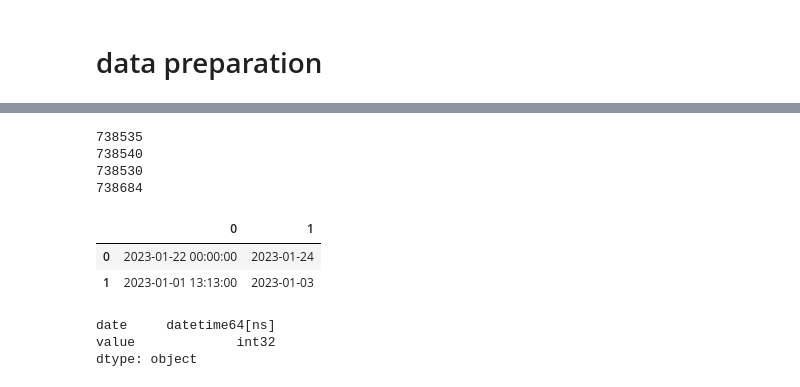
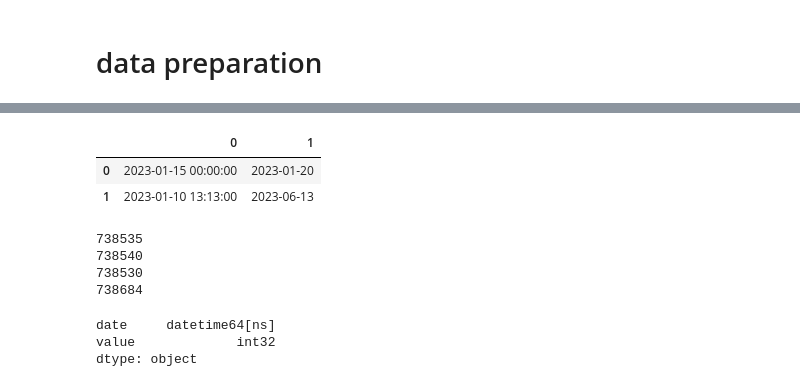
Before and after one commit to alessandro-rubin/matplotlib_training, a Jupyter notebook: boxplot_with-annotations.ipynb, the cells around one changed output, grey strips where cells are left out. Drawn from its saved outputs; the diff is of its cells as text; code cells hidden in the pictures.

```diff
--- a/boxplot_with-annotations.ipynb
+++ b/boxplot_with-annotations.ipynb
@@ -46,4 +46,10 @@ data
 600 rows × 2 columns
+# %%
+datetime_intervals
+# %% [output]
+|  | 0 | 1 |
+| 0 | 2023-01-15 00:00:00 | 2023-01-20 |
+| 1 | 2023-01-10 13:13:00 | 2023-06-13 |
 # %%
 for i,interval in datetime_intervals.iterrows():
     start_date = interval[0].toordinal()
@@ -56,12 +62,6 @@ for i,interval in datetime_intervals.iterrows():
 738540
 738530
 738684
-# %%
-pd.DataFrame(datetime_intervals_2)
-# %% [output]
-|  | 0 | 1 |
-| 0 | 2023-01-22 00:00:00 | 2023-01-24 |
-| 1 | 2023-01-01 13:13:00 | 2023-01-03 |
 # %%
 data.dtypes
 # %% [output]
```
Also changed, not shown: parts of 6 cells of this notebook, 1 other file.
